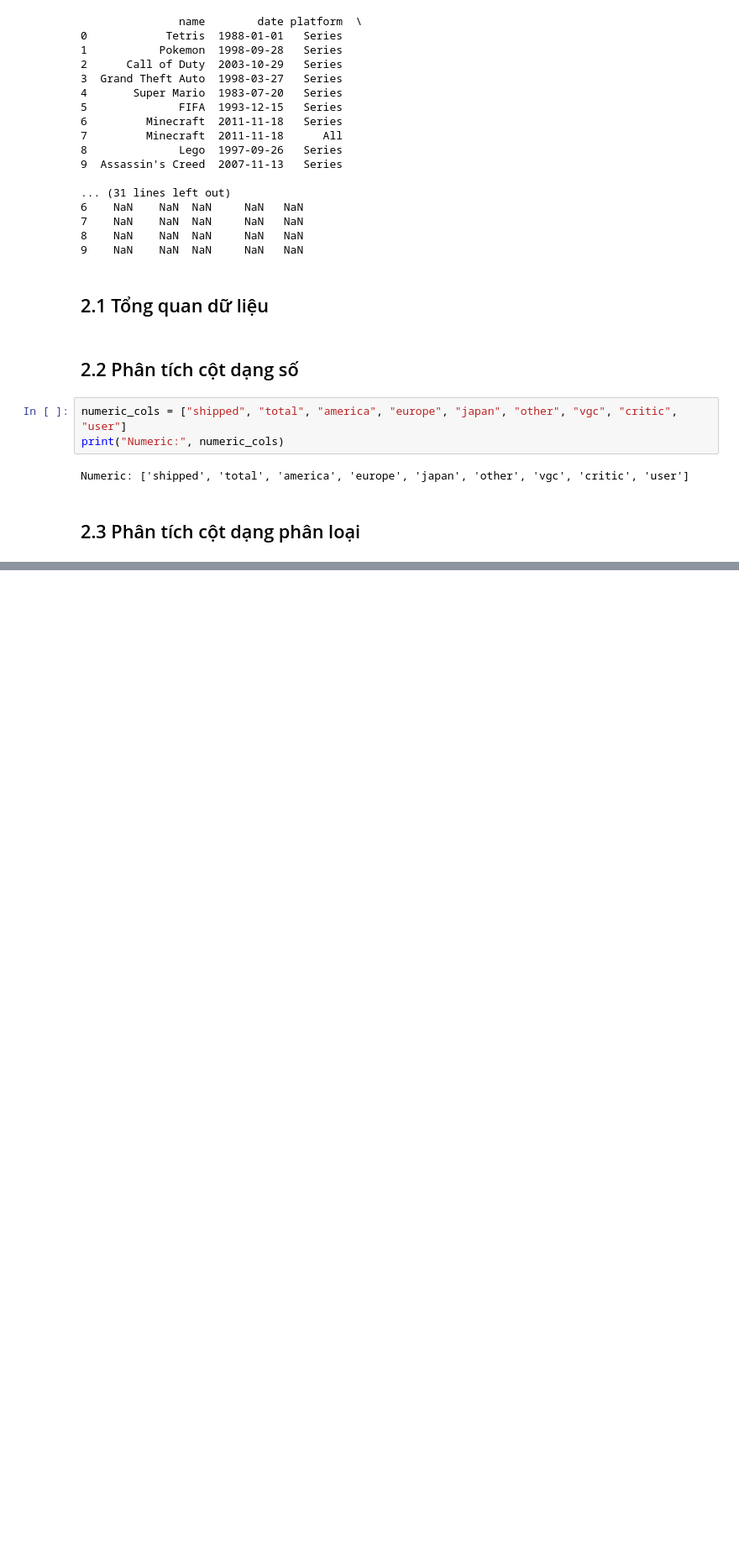
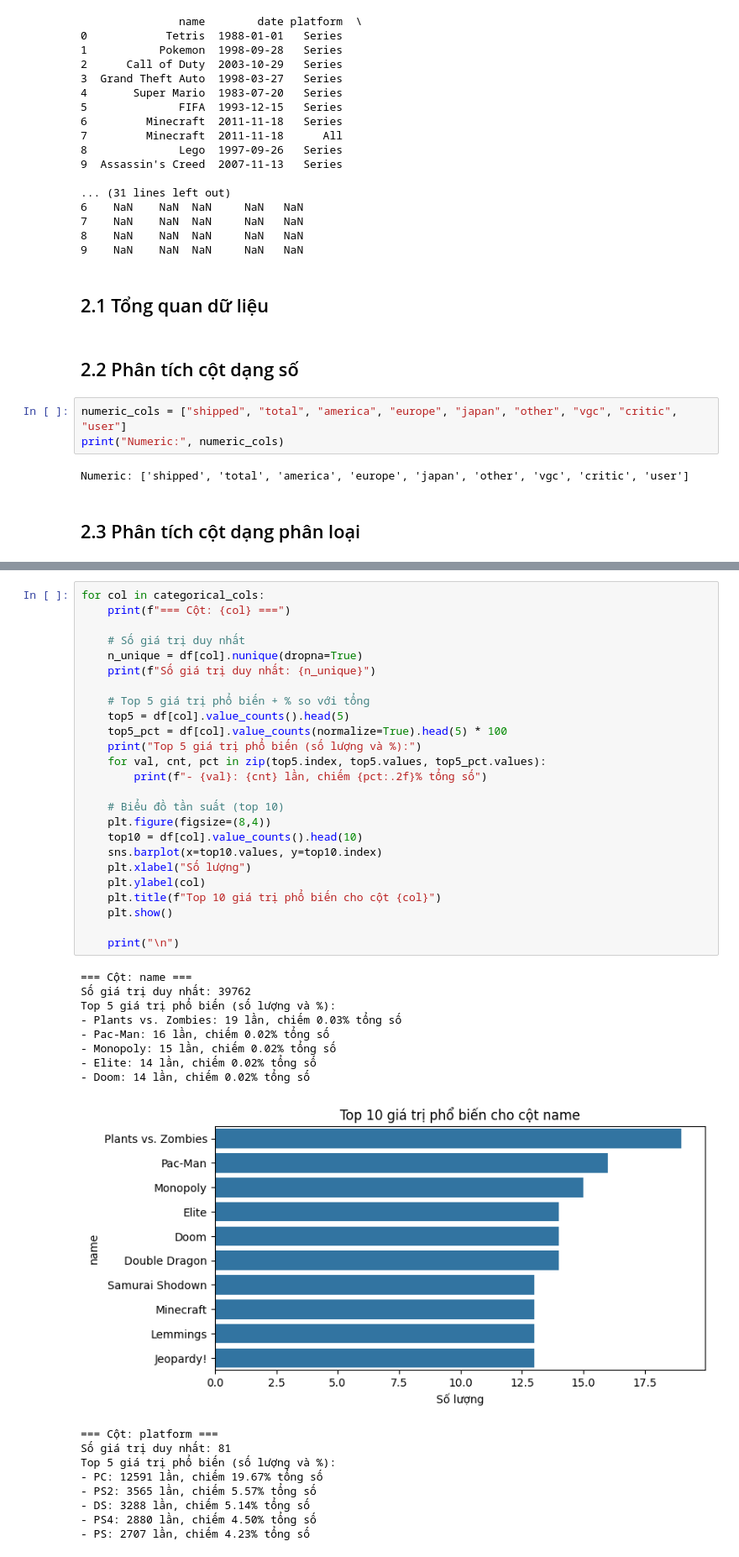
Before and after one commit to chichic21039/LTKHDL-GameDataset, a Jupyter notebook: GameDataset.ipynb, the cells around one changed output, grey strips where cells are left out. Shown at 84% size. Cells and saved outputs as stored; diff of their text form; blank space fills up the shorter version.

```diff
--- a/GameDataset.ipynb
+++ b/GameDataset.ipynb
@@ -101,0 +118,43 @@ print("Categorical:", categorical_cols)
+# %%
+for col in categorical_cols:
+    print(f"=== Cột: {col} ===")
+
+    # Số giá trị duy nhất
+    n_unique = df[col].nunique(dropna=True)
+    print(f"Số giá trị duy nhất: {n_unique}")
+
+    # Top 5 giá trị phổ biến + % so với tổng
+    top5 = df[col].value_counts().head(5)
+    top5_pct = df[col].value_counts(normalize=True).head(5) * 100
+    print("Top 5 giá trị phổ biến (số lượng và %):")
+    for val, cnt, pct in zip(top5.index, top5.values, top5_pct.values):
+        print(f"- {val}: {cnt} lần, chiếm {pct:.2f}% tổng số")
+
+    # Biểu đồ tần suất (top 10)
+    plt.figure(figsize=(8,4))
+    top10 = df[col].value_counts().head(10)
+    sns.barplot(x=top10.values, y=top10.index)
+    plt.xlabel("Số lượng")
+    plt.ylabel(col)
+    plt.title(f"Top 10 giá trị phổ biến cho cột {col}")
+    plt.show()
+
+    print("\n")
+# %% [output]
+=== Cột: name ===
+Số giá trị duy nhất: 39762
+Top 5 giá trị phổ biến (số lượng và %):
+- Plants vs. Zombies: 19 lần, chiếm 0.03% tổng số
+- Pac-Man: 16 lần, chiếm 0.02% tổng số
+- Monopoly: 15 lần, chiếm 0.02% tổng số
+- Elite: 14 lần, chiếm 0.02% tổng số
+- Doom: 14 lần, chiếm 0.02% tổng số
+[figure, added]
+=== Cột: platform ===
+Số giá trị duy nhất: 81
+Top 5 giá trị phổ biến (số lượng và %):
+- PC: 12591 lần, chiếm 19.67% tổng số
+- PS2: 3565 lần, chiếm 5.57% tổng số
+- DS: 3288 lần, chiếm 5.14% tổng số
+- PS4: 2880 lần, chiếm 4.50% tổng số
+- PS: 2707 lần, chiếm 4.23% tổng số
```
Also changed, not shown: parts of 9 cells of this notebook.
